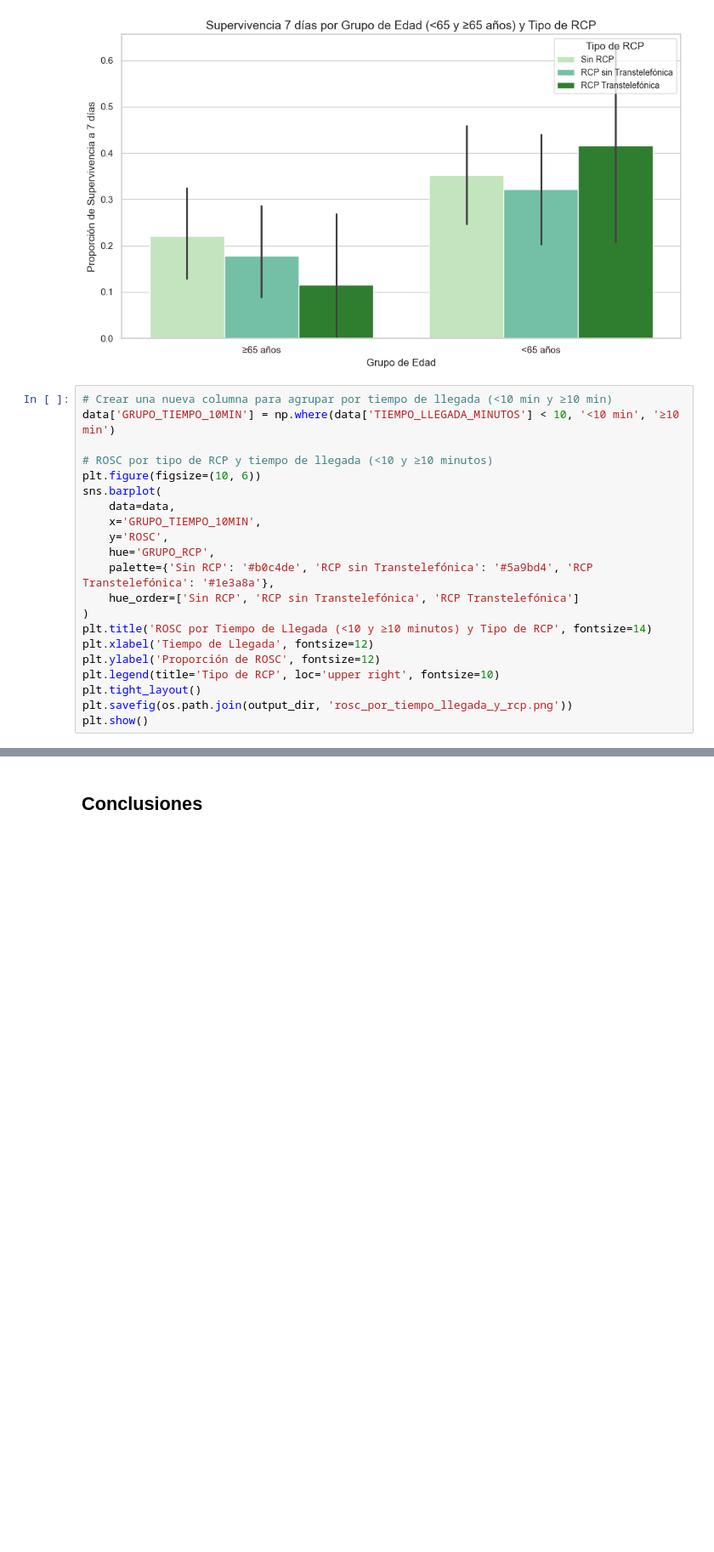
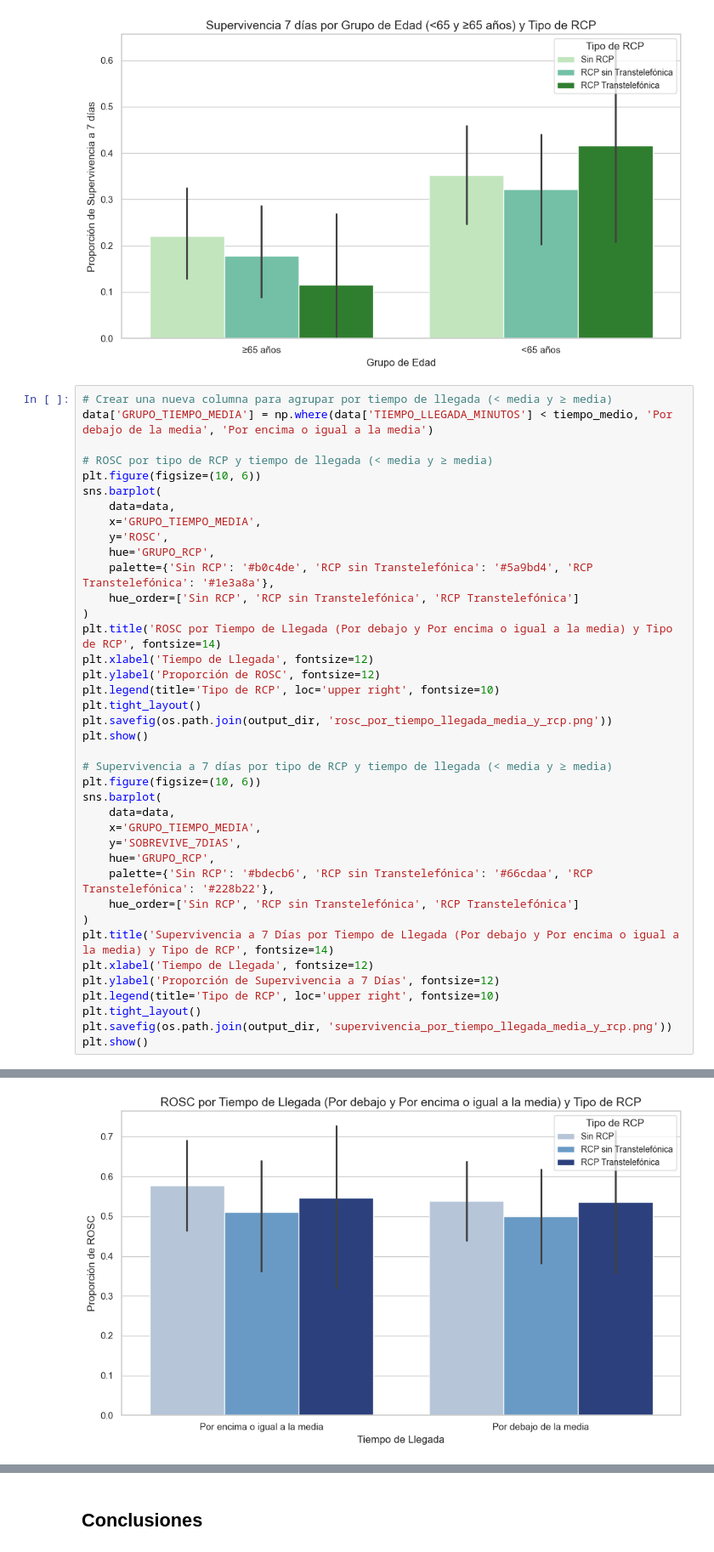
Before and after one commit to miguelrzazo/over-the-phone-cpr-samur, a Jupyter notebook: notebooks/03_paperdraft.ipynb, the cells around one changed output, grey strips where cells are left out. Shown at 85% size. Cells and saved outputs as stored; diff of their text form; blank space fills up the shorter version.

```diff
--- a/notebooks/03_paperdraft.ipynb
+++ b/notebooks/03_paperdraft.ipynb
@@ -242,24 +271,42 @@ plt.show()
 [figure]
 [figure]
 # %%
-# Crear una nueva columna para agrupar por tiempo de llegada (<10 min y ≥10 min)
-data['GRUPO_TIEMPO_10MIN'] = np.where(data['TIEMPO_LLEGADA_MINUTOS'] < 10, '<10 min', '≥10 min')
+# Crear una nueva columna para agrupar por tiempo de llegada (< media y ≥ media)
+data['GRUPO_TIEMPO_MEDIA'] = np.where(data['TIEMPO_LLEGADA_MINUTOS'] < tiempo_medio, 'Por debajo de la media', 'Por encima o igual a la media')
 
-# ROSC por tipo de RCP y tiempo de llegada (<10 y ≥10 minutos)
+# ROSC por tipo de RCP y tiempo de llegada (< media y ≥ media)
 plt.figure(figsize=(10, 6))
 sns.barplot(
     data=data,
-    x='GRUPO_TIEMPO_10MIN',
+    x='GRUPO_TIEMPO_MEDIA',
     y='ROSC',
     hue='GRUPO_RCP',
     palette={'Sin RCP': '#b0c4de', 'RCP sin Transtelefónica': '#5a9bd4', 'RCP Transtelefónica': '#1e3a8a'},
     hue_order=['Sin RCP', 'RCP sin Transtelefónica', 'RCP Transtelefónica']
 )
-plt.title('ROSC por Tiempo de Llegada (<10 y ≥10 minutos) y Tipo de RCP', fontsize=14)
+plt.title('ROSC por Tiempo de Llegada (Por debajo y Por encima o igual a la media) y Tipo de RCP', fontsize=14)
 plt.xlabel('Tiempo de Llegada', fontsize=12)
 plt.ylabel('Proporción de ROSC', fontsize=12)
 plt.legend(title='Tipo de RCP', loc='upper right', fontsize=10)
 plt.tight_layout()
-plt.savefig(os.path.join(output_dir, 'rosc_por_tiempo_llegada_y_rcp.png'))
+plt.savefig(os.path.join(output_dir, 'rosc_por_tiempo_llegada_media_y_rcp.png'))
 plt.show()
+
+# Supervivencia a 7 días por tipo de RCP y tiempo de llegada (< media y ≥ media)
+plt.figure(figsize=(10, 6))
+sns.barplot(
+    data=data,
+    x='GRUPO_TIEMPO_MEDIA',
+    y='SOBREVIVE_7DIAS',
+    hue='GRUPO_RCP',
+    palette={'Sin RCP': '#bdecb6', 'RCP sin Transtelefónica': '#66cdaa', 'RCP Transtelefónica': '#228b22'},
+    hue_order=['Sin RCP', 'RCP sin Transtelefónica', 'RCP Transtelefónica']
+)
+plt.title('Supervivencia a 7 Días por Tiempo de Llegada (Por debajo y Por encima o igual a la media) y Tipo de RCP', fontsize=14)
+plt.xlabel('Tiempo de Llegada', fontsize=12)
+plt.ylabel('Proporción de Supervivencia a 7 Días', fontsize=12)
+plt.legend(title='Tipo de RCP', loc='upper right', fontsize=10)
+plt.tight_layout()
+plt.savefig(os.path.join(output_dir, 'supervivencia_por_tiempo_llegada_media_y_rcp.png'))
+plt.show()
 # %% [output]
@@ -266,0 +313 @@ IndentationError: unexpected indent (1582155131.py, line 6)
+[figure, added]
```
Also changed, not shown: parts of 2 cells of this notebook.
